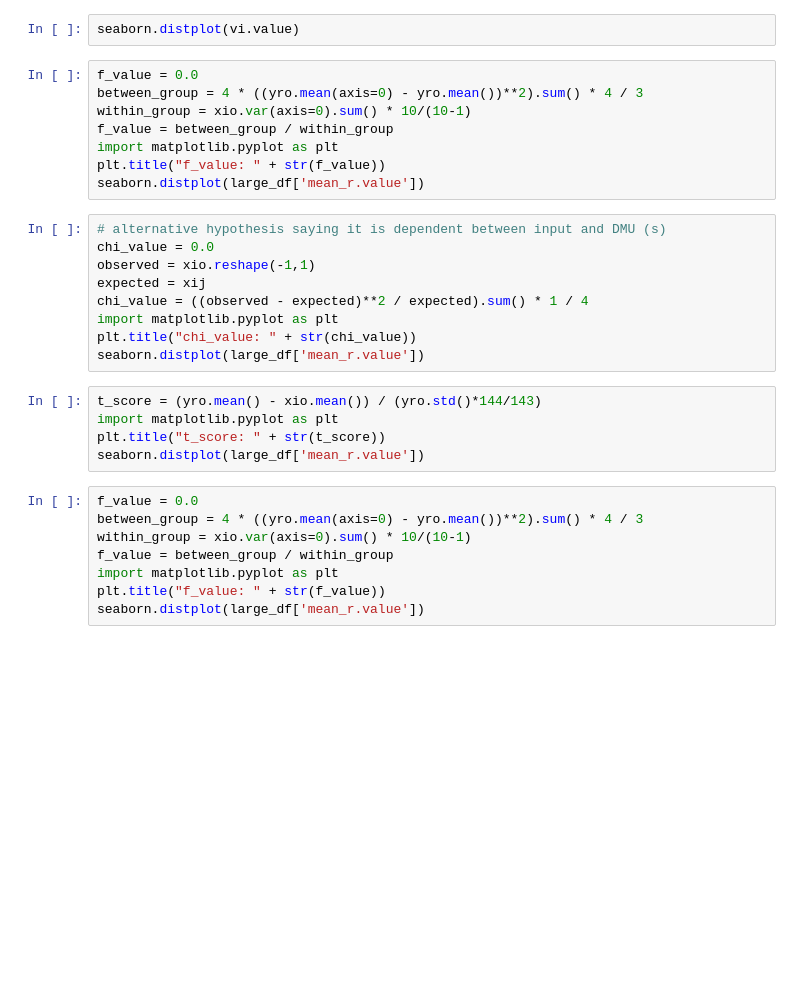
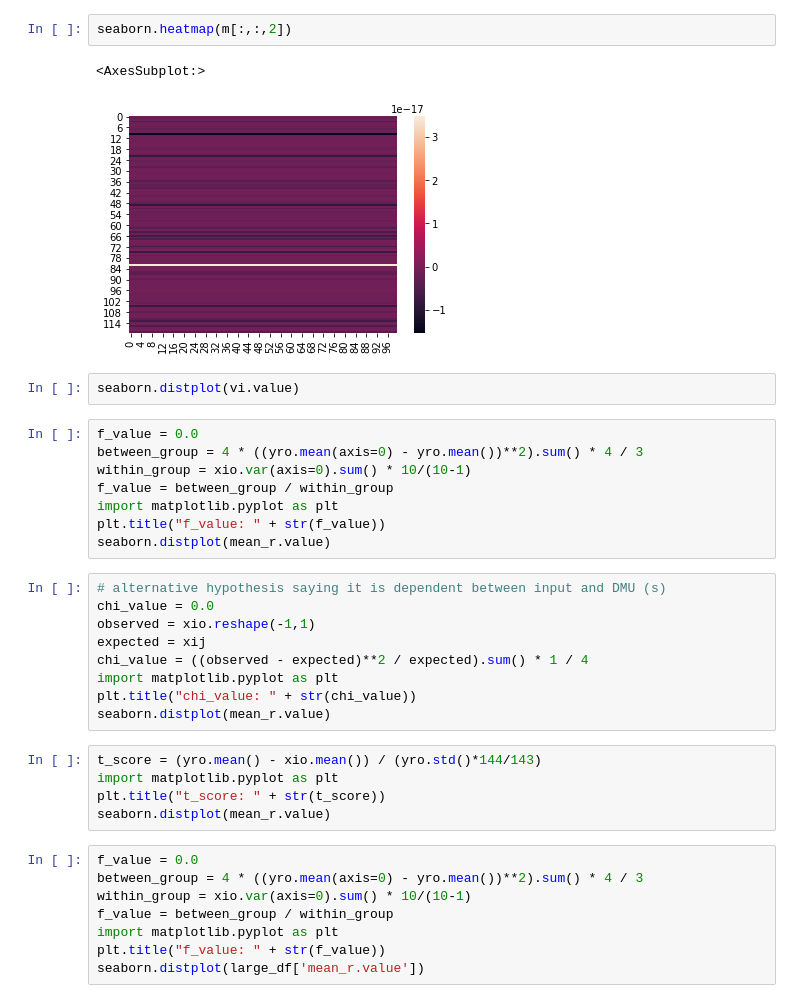
Before and after one commit to aswinvk28/boxing-unboxing-statistical, a Jupyter notebook: boxing-unboxing.ipynb, the cells around one changed output. Cells and saved outputs as stored; diff of their text form; blank space fills up the shorter version.

```diff
--- a/boxing-unboxing.ipynb
+++ b/boxing-unboxing.ipynb
@@ -72,3 +90,8 @@ import visvis
+# %%
+seaborn.heatmap(m[:,:,2])
+# %% [output]
+<AxesSubplot:>
+[figure, added]
 # %%
 seaborn.distplot(vi.value)
 # %%
@@ -78,7 +101,7 @@ within_group = xio.var(axis=0).sum() * 10/(10-1)
 f_value = between_group / within_group
 import matplotlib.pyplot as plt
 plt.title("f_value: " + str(f_value))
-seaborn.distplot(large_df['mean_r.value'])
+seaborn.distplot(mean_r.value)
 # %%
 # alternative hypothesis saying it is dependent between input and DMU (s)
 chi_value = 0.0
@@ -87,12 +110,12 @@ expected = xij
 chi_value = ((observed - expected)**2 / expected).sum() * 1 / 4
 import matplotlib.pyplot as plt
 plt.title("chi_value: " + str(chi_value))
-seaborn.distplot(large_df['mean_r.value'])
+seaborn.distplot(mean_r.value)
 # %%
 t_score = (yro.mean() - xio.mean()) / (yro.std()*144/143)
 import matplotlib.pyplot as plt
 plt.title("t_score: " + str(t_score))
-seaborn.distplot(large_df['mean_r.value'])
+seaborn.distplot(mean_r.value)
 # %%
 f_value = 0.0
 between_group = 4 * ((yro.mean(axis=0) - yro.mean())**2).sum() * 4 / 3
```
Also changed, not shown: parts of 5 cells of this notebook, 8 other files.
